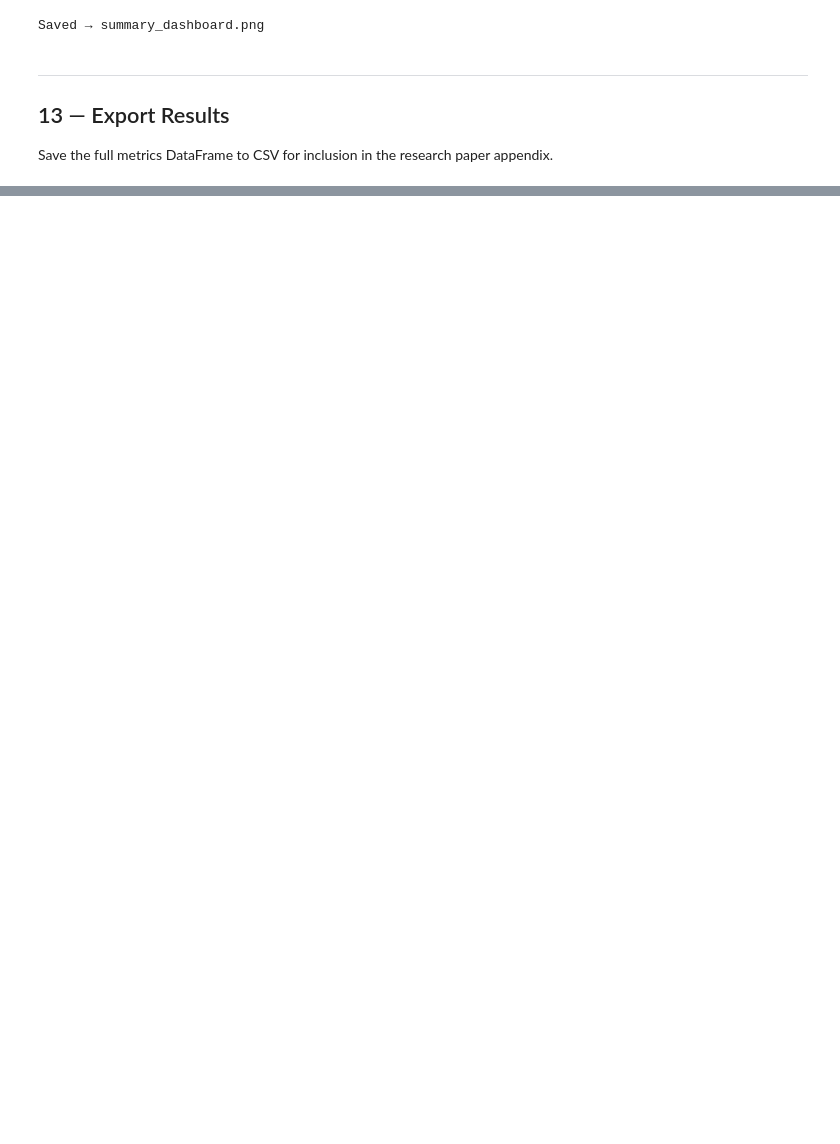
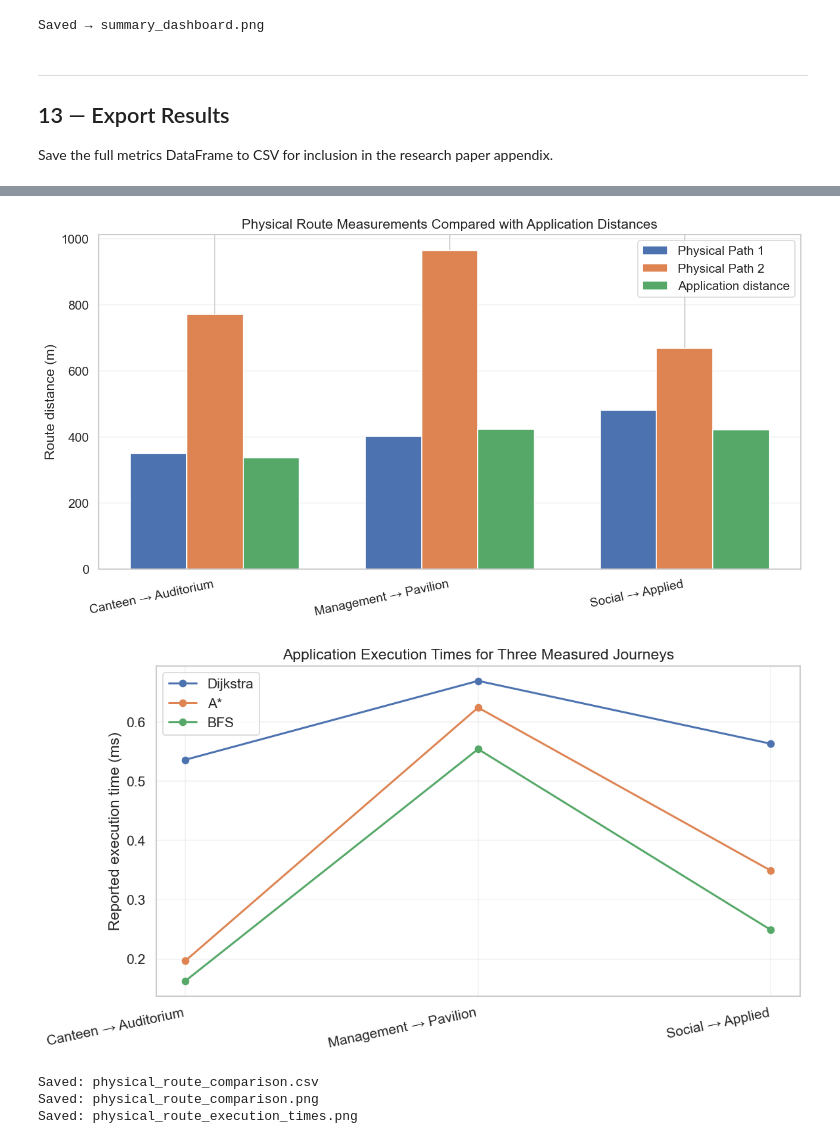
Before and after one commit to Kathuskan/Quiky, a Jupyter notebook: research_analysis.ipynb, the cells around one changed output, grey strips where cells are left out. Drawn from its saved outputs; the diff is of its cells as text; code cells hidden in the pictures; blank space fills up the shorter version.

```diff
--- a/research_analysis.ipynb
+++ b/research_analysis.ipynb
@@ -912,0 +1008,42 @@ Results saved → experiment_results.csv
+# %%
+# Figure: measured alternatives versus the application-reported route distance.
+fig, ax = plt.subplots(figsize=(11, 6))
+x = np.arange(len(physical_data))
+width = 0.24
+ax.bar(x - width, physical_data['physical_path_1_m'], width, label='Physical Path 1')
+ax.bar(x, physical_data['physical_path_2_m'], width, label='Physical Path 2')
+ax.bar(x + width, physical_data['system_distance_m'], width, label='Application distance')
+ax.set_ylabel('Route distance (m)')
+ax.set_title('Physical Route Measurements Compared with Application Distances')
+ax.set_xticks(x)
+ax.set_xticklabels(['Canteen → Auditorium', 'Management → Pavilion', 'Social → Applied'], rotation=12, ha='right')
+ax.legend()
+ax.grid(axis='y', alpha=0.25)
+fig.tight_layout()
+fig.savefig('physical_route_comparison.png', dpi=300, bbox_inches='tight')
+plt.show()
+
+# Figure: application execution times for the same three journeys.
+fig, ax = plt.subplots(figsize=(10, 5.5))
+for col, label in [('dijkstra_time_ms', 'Dijkstra'), ('astar_time_ms', 'A*'), ('bfs_time_ms', 'BFS')]:
+    ax.plot(x, physical_data[col], marker='o', linewidth=1.8, label=label)
+ax.set_ylabel('Reported execution time (ms)')
+ax.set_title('Application Execution Times for Three Measured Journeys')
+ax.set_xticks(x)
+ax.set_xticklabels(['Canteen → Auditorium', 'Management → Pavilion', 'Social → Applied'], rotation=12, ha='right')
+ax.legend()
+ax.grid(alpha=0.25)
+fig.tight_layout()
+fig.savefig('physical_route_execution_times.png', dpi=300, bbox_inches='tight')
+plt.show()
+
+physical_data.to_csv('physical_route_comparison.csv', index=False)
+print('Saved: physical_route_comparison.csv')
+print('Saved: physical_route_comparison.png')
+print('Saved: physical_route_execution_times.png')
+# %% [output]
+[figure, added]
+[figure, added]
+Saved: physical_route_comparison.csv
+Saved: physical_route_comparison.png
+Saved: physical_route_execution_times.png
```
Also changed, not shown: parts of 23 cells of this notebook, 2 other files.
